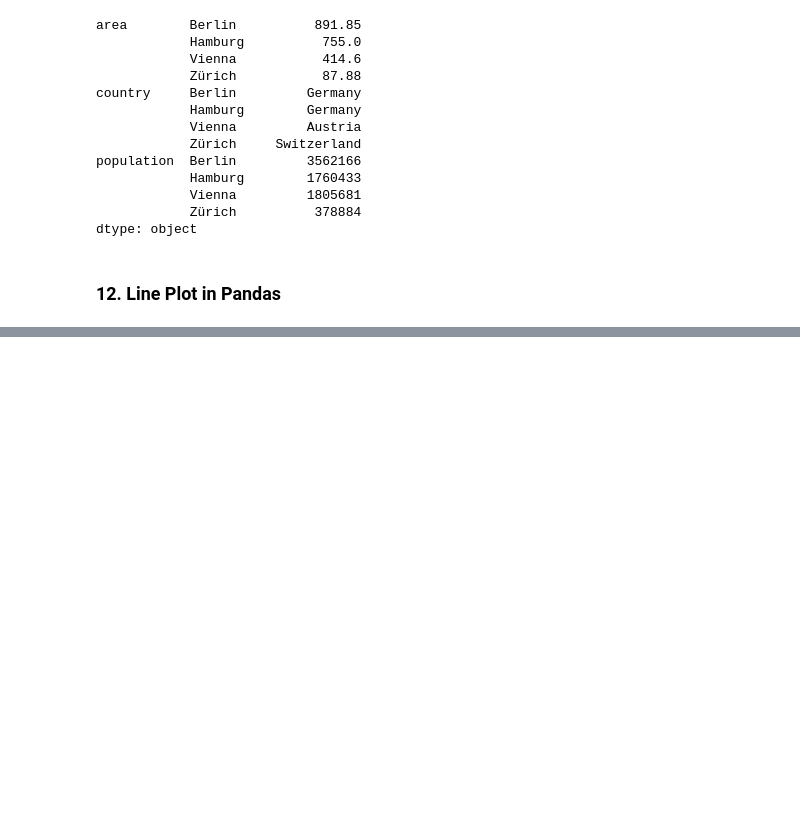
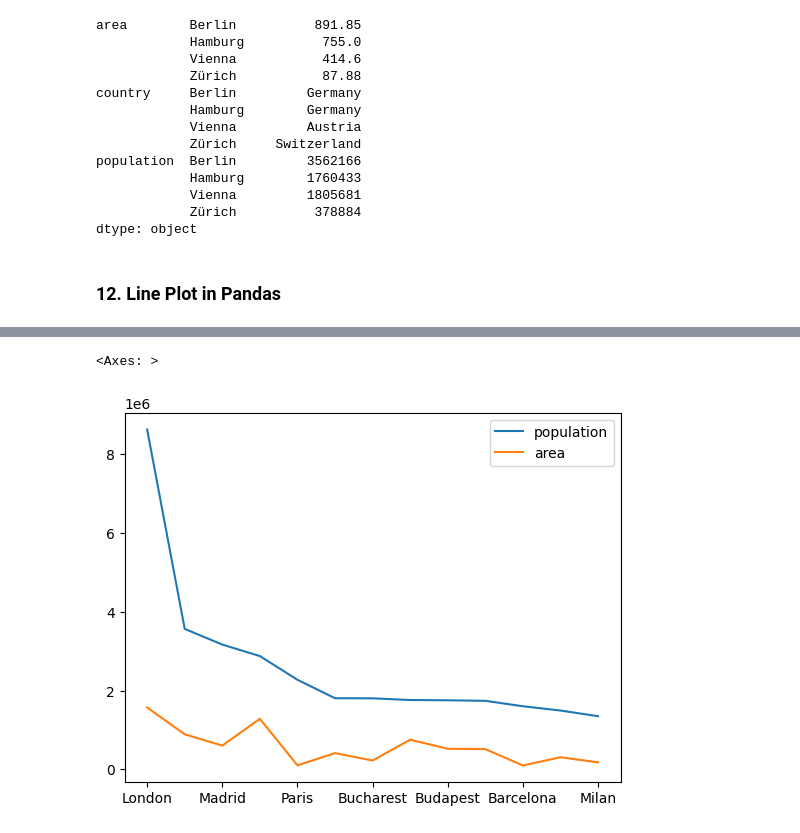
Before and after one commit to markoechevarria/math-to-ml, a Jupyter notebook: python-numerical-libraries/Pandas.ipynb, the cells around one changed output, grey strips where cells are left out. Cells and saved outputs as stored; diff of their text form; code cells hidden in the pictures; blank space fills up the shorter version.

```diff
--- a/python-numerical-libraries/Pandas.ipynb
+++ b/python-numerical-libraries/Pandas.ipynb
@@ -1306,0 +1324,21 @@ dtype: object
+# %%
+cities = {"name": ["London", "Berlin", "Madrid", "Rome",
+                   "Paris", "Vienna", "Bucharest", "Hamburg",
+                   "Budapest", "Warsaw", "Barcelona",
+                   "Munich", "Milan"],
+          "population": [8615246, 3562166, 3165235, 2874038,
+                         2273305, 1805681, 1803425, 1760433,
+                         1754000, 1740119, 1602386, 1493900,
+                         1350680],
+          "area" : [1572, 891.85, 605.77, 1285,
+                    105.4, 414.6, 228, 755,
+                    525.2, 517, 101.9, 310.4,
+                    181.8]
+}
+
+city_frame = pd.DataFrame(cities, columns=["population", "area"], index=cities["name"])
+city_frame['area'] *= 1000
+city_frame.plot()
+# %% [output]
+<Axes: >
+[figure, added]
```
Also changed, not shown: parts of 12 cells of this notebook.
